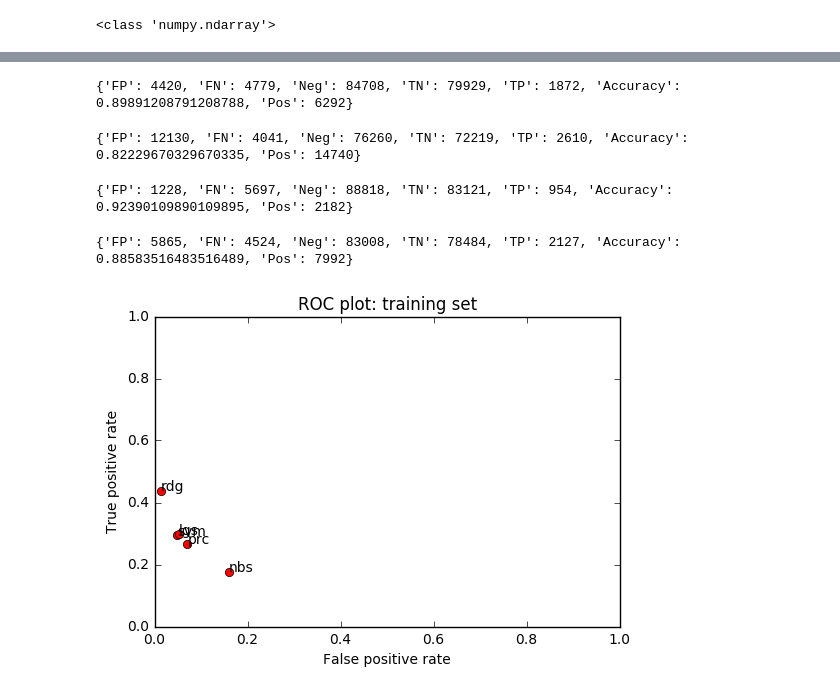
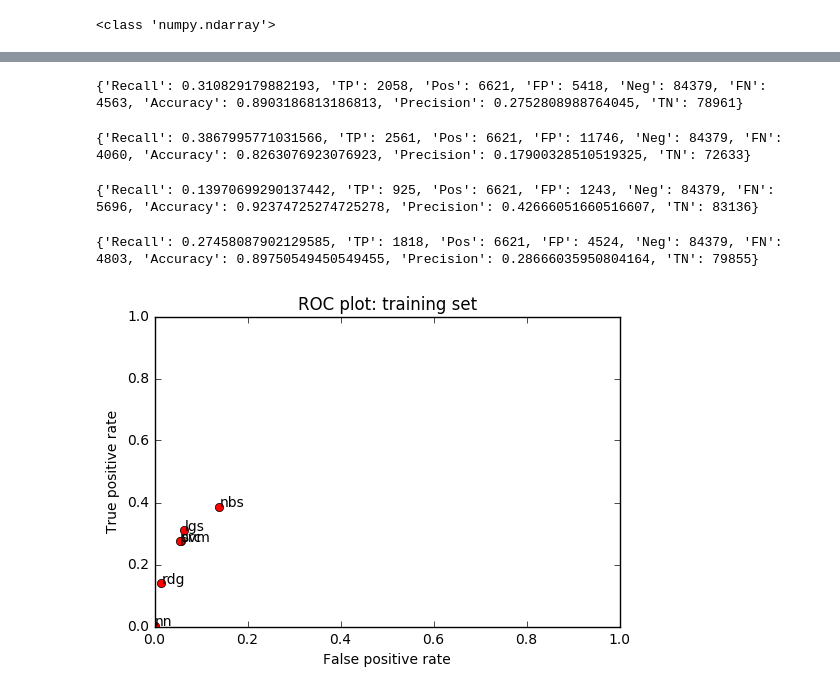
Before and after one commit to julbautista/Online-Comments, a Jupyter notebook: Test.ipynb, the cells around one changed output, grey strips where cells are left out. Drawn from its saved outputs; the diff is of its cells as text; code cells hidden in the pictures.

```diff
--- a/Test.ipynb
+++ b/Test.ipynb
@@ -18,16 +18,26 @@ class BinaryClassificationPerformance():
         self.performance_df.columns = ['preds', 'labls']
         self.desc = desc
         self.performance_measures = {}
+        self.image_indices = {}
 
     def compute_measures(self):
         '''Compute performance measures defined by Flach p. 57'''
-        self.performance_measures['Pos'] = self.performance_df['preds'].sum()
-        self.performance_measures['Neg'] = self.performance_df.shape[0] - self.performance_df['preds'].sum()
+        self.performance_measures['Pos'] = self.performance_df['labls'].sum()
+        self.performance_measures['Neg'] = self.performance_df.shape[0] - self.performance_df['labls'].sum()
         self.performance_measures['TP'] = ((self.performance_df['preds'] == True) & (self.performance_df['labls'] == True)).sum()
         self.performance_measures['TN'] = ((self.performance_df['preds'] == False) & (self.performance_df['labls'] == False)).sum()
         self.performance_measures['FP'] = ((self.performance_df['preds'] == True) & (self.performance_df['labls'] == False)).sum()
         self.performance_measures['FN'] = ((self.performance_df['preds'] == False) & (self.performance_df['labls'] == True)).sum()
         self.performance_measures['Accuracy'] = (self.performance_measures['TP'] + self.performance_measures['TN']) / (self.performance_measures['Pos'] + self.performance_measures['Neg'])
+        self.performance_measures['Precision'] = self.performance_measures['TP'] / (self.performance_measures['TP'] + self.performance_measures['FP'])
+        self.performance_measures['Recall'] = self.performance_measures['TP'] / self.performance_measures['Pos']
+
+    def img_indices(self):
+        '''Get the indices of true and false positives to be able to locate the corresponding images in a list of image names'''
+        self.performance_df['tp_ind'] = ((self.performance_df['preds'] == True) & (self.performance_df['labls'] == True))
+        self.performance_df['fp_ind'] = ((self.performance_df['preds'] == True) & (self.performance_df['labls'] == False))
+        self.image_indices['TP_indices'] = np.where(self.performance_df['tp_ind']==True)[0].tolist()
+        self.image_indices['FP_indices'] = np.where(self.performance_df['fp_ind']==True)[0].tolist()
 # %%
 amazon = pd.read_csv('raw_data_test.csv', encoding ='latin-1')
 print(amazon.shape)
@@ -213,7 +233,7 @@ lgs_performance = BinaryClassificationPerformance(lgs.predict(X), y, 'lgs')
 lgs_performance.compute_measures()
 print(lgs_performance.performance_measures)
 # %% [output]
-{'FP': 4420, 'FN': 4779, 'Neg': 84708, 'TN': 79929, 'TP': 1872, 'Accuracy': 0.89891208791208788, 'Pos': 6292}
+{'Recall': 0.310829179882193, 'TP': 2058, 'Pos': 6621, 'FP': 5418, 'Neg': 84379, 'FN': 4563, 'Accuracy': 0.8903186813186813, 'Precision': 0.2752808988764045, 'TN': 78961}
 # %%
 # MODEL: Naive Bayes
 # from sklearn.naive_bayes import MultinomialNB
@@ -226,7 +246,7 @@ nbs_performance = BinaryClassificationPerformance(nbs.predict(X), y, 'nbs')
 nbs_performance.compute_measures()
 print(nbs_performance.performance_measures)
 # %% [output]
-{'FP': 12130, 'FN': 4041, 'Neg': 76260, 'TN': 72219, 'TP': 2610, 'Accuracy': 0.82229670329670335, 'Pos': 14740}
+{'Recall': 0.3867995771031566, 'TP': 2561, 'Pos': 6621, 'FP': 11746, 'Neg': 84379, 'FN': 4060, 'Accuracy': 0.8263076923076923, 'Precision': 0.17900328510519325, 'TN': 72633}
 # %%
 # MODEL: Ridge Regression Classifier
 # from sklearn import linear_model
@@ -239,7 +259,7 @@ rdg_performance = BinaryClassificationPerformance(rdg.predict(X), y, 'rdg')
 rdg_performance.compute_measures()
 print(rdg_performance.performance_measures)
 # %% [output]
-{'FP': 1228, 'FN': 5697, 'Neg': 88818, 'TN': 83121, 'TP': 954, 'Accuracy': 0.92390109890109895, 'Pos': 2182}
+{'Recall': 0.13970699290137442, 'TP': 925, 'Pos': 6621, 'FP': 1243, 'Neg': 84379, 'FN': 5696, 'Accuracy': 0.92374725274725278, 'Precision': 0.42666051660516607, 'TN': 83136}
 # %%
 # MODEL: Perceptron
 # from sklearn import linear_model
@@ -252,19 +272,30 @@ prc_performance = BinaryClassificationPerformance(prc.predict(X), y, 'prc')
 prc_performance.compute_measures()
 print(prc_performance.performance_measures)
 # %% [output]
-{'FP': 5865, 'FN': 4524, 'Neg': 83008, 'TN': 78484, 'TP': 2127, 'Accuracy': 0.88583516483516489, 'Pos': 7992}
+{'Recall': 0.27458087902129585, 'TP': 1818, 'Pos': 6621, 'FP': 4524, 'Neg': 84379, 'FN': 4803, 'Accuracy': 0.89750549450549455, 'Precision': 0.28666035950804164, 'TN': 79855}
+# %%
+# MODEL: Multi-layer Perceptron aka neural network
+#from sklearn import neural_network
+#nn = neural_network.MLPClassifier(hidden_layer_sizes = (100,100,100))
+#nn.fit(X, y)
+#joblib.dump(nn, 'nn.pkl') # pickle
+nn = joblib.load('nn.pkl')
+
+nn_performance = BinaryClassificationPerformance(nn.predict(X), y, 'nn')
+nn_performance.compute_measures()
+print(nn_performance.performance_measures)
 # %%
-fits = [svm_performance, lgs_performance, nbs_performance, rdg_performance, prc_performance]
+fits = [svm_performance, lgs_performance, nbs_performance, rdg_performance, prc_performance, nn_performance]
 
 for fit in fits:
     plt.plot(fit.performance_measures['FP'] / fit.performance_measures['Neg'],
              fit.performance_measures['TP'] / fit.performance_measures['Pos'], 'ro')
     plt.text(fit.performance_measures['FP'] / fit.performance_measures['Neg'],
              fit.performance_measures['TP'] / fit.performance_measures['Pos'], fit.desc)
 plt.axis([0, 1, 0, 1])
 plt.title('ROC plot: training set')
 plt.xlabel('False positive rate')
 plt.ylabel('True positive rate')
 plt.show()
 # %% [output]
-[figure, old version]
+[figure, new version]
```
Also changed, not shown: parts of 4 cells of this notebook, 1 other file.
